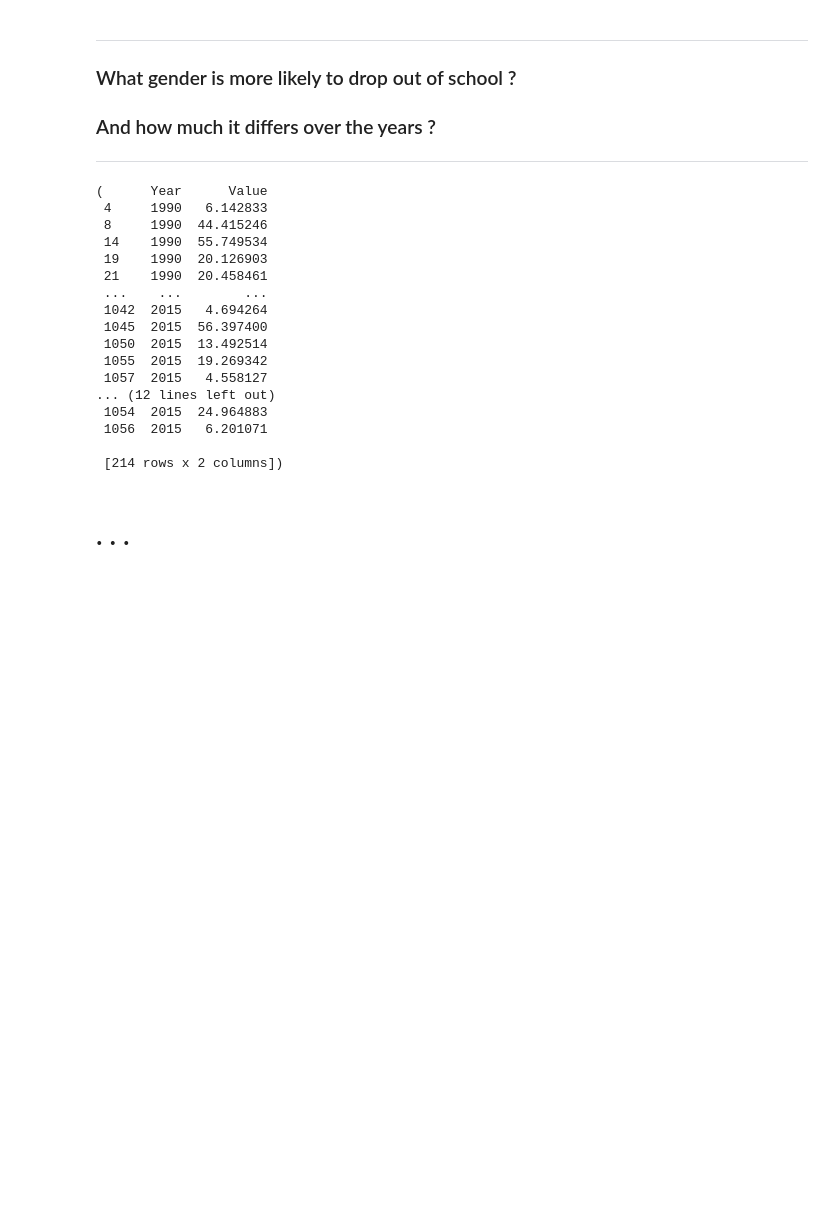
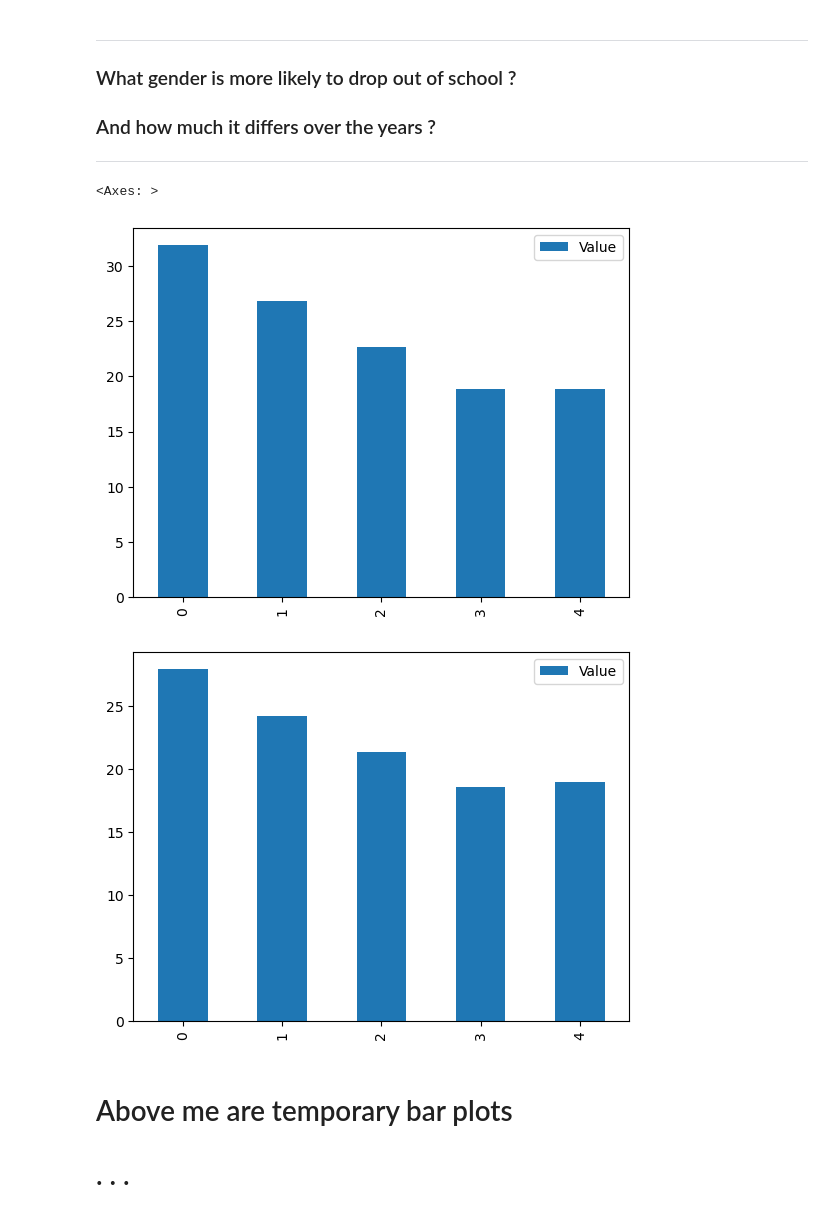
Before and after one commit to Harounnn/eDash, a Jupyter notebook: src/notebook/EDA.ipynb, the cells around one changed output. Drawn from its saved outputs; the diff is of its cells as text; code cells hidden in the pictures; blank space fills up the shorter version.

```diff
--- a/src/notebook/EDA.ipynb
+++ b/src/notebook/EDA.ipynb
@@ -384,27 +385,41 @@ display(Image(filename='pieplot.png'))
 # %%
 for i,j in tmp.groupby('Indicator Name')[['Year','Value']]:
     if i == 'DHS: Proportion of out-of-school. Primary. Female':
         d1 = j
     elif i == 'DHS: Proportion of out-of-school. Primary. Male':
         d2 = j
-d1,d2
+
+q21 = d1.groupby('Year').mean() #Female dataframe
+
+q22 = d2.groupby('Year').mean() #Male dattaframe
+
+value_list_f = []
+value_list_m = []
+epoch_list = []
+
+for j in range(6,31,5):
+
+    i = j-6
+
+    value_list_f.append(q21.reset_index().iloc[i:j]['Value'].mean())
+    value_list_m.append(q22.reset_index().iloc[i:j]['Value'].mean())
+
+    epoch_list.append(str(i+1990)+'-'+str(j+1990-1))
+
+q2f = pd.DataFrame({'Value' : value_list_f,
+                    'Years':epoch_list,
+                   'Gender':'Female'})
+
+q2m = pd.DataFrame({'Value' : value_list_m,
+                    'Years':epoch_list,
+                   'Gender':'Male'})
+
+q2f.plot(kind='bar')
+q2m.plot(kind='bar')
 # %% [output]
-(      Year      Value
- 4     1990   6.142833
- 8     1990  44.415246
- 14    1990  55.749534
- 19    1990  20.126903
- 21    1990  20.458461
- ...    ...        ...
- 1042  2015   4.694264
- 1045  2015  56.397400
- 1050  2015  13.492514
- 1055  2015  19.269342
- 1057  2015   4.558127
-... (12 lines left out)
- 1054  2015  24.964883
- 1056  2015   6.201071
-
- [214 rows x 2 columns])
+<Axes: >
+[figure, added]
+[figure, added]
 # %% [markdown]
+# Above me are temporary bar plots
 # . . .
```
Also changed, not shown: parts of 1 cell of this notebook, 1 other file.
